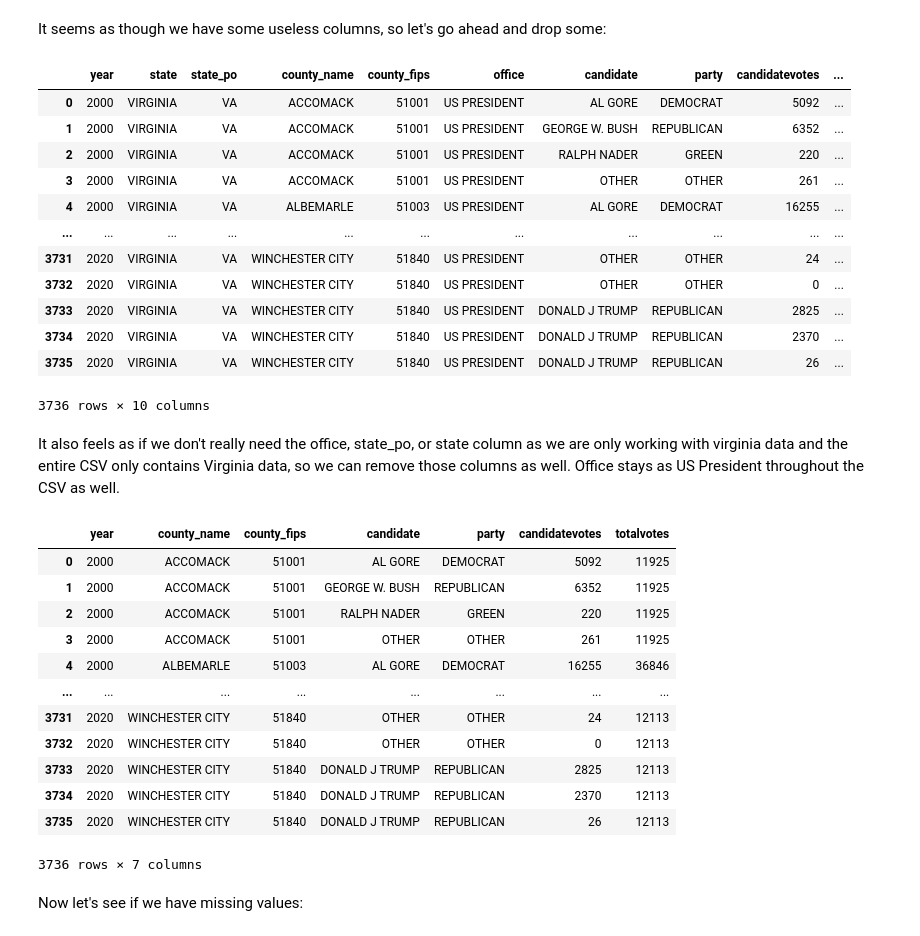
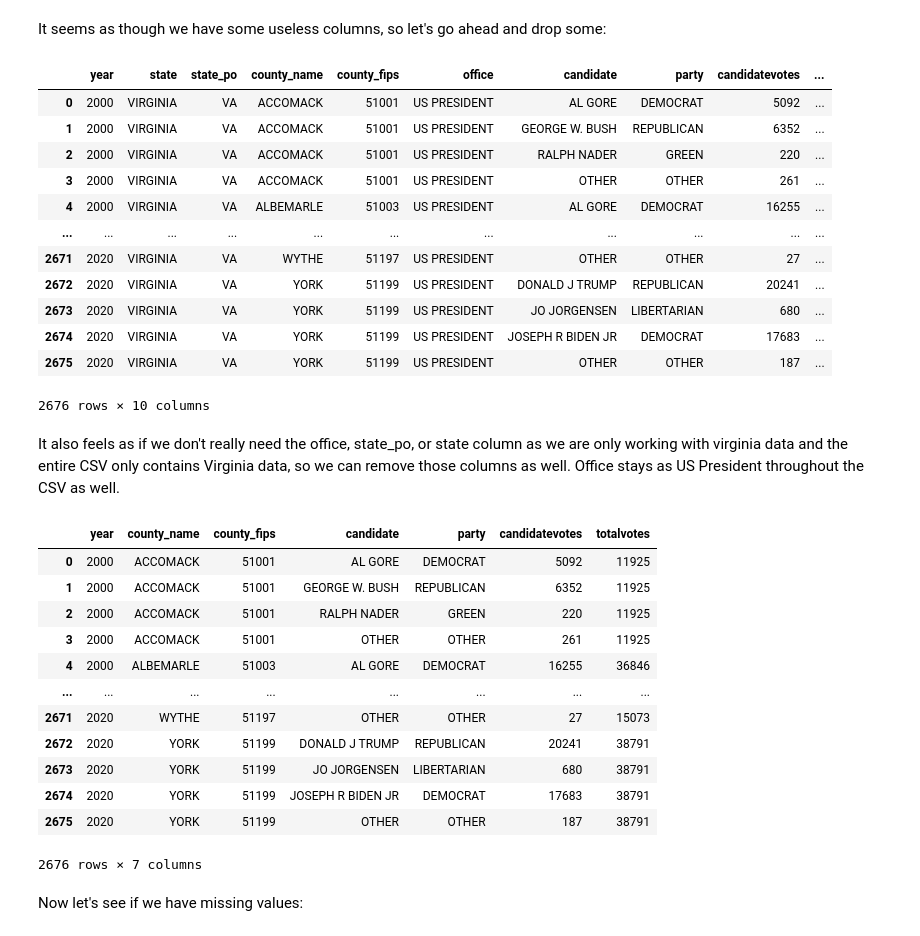
Before and after one commit to farhaniwnl/project_voting_crg3ts, a Jupyter notebook: cleaning.ipynb, the cells around one changed output. Saved outputs shown, nothing was run; the diff lists cells and outputs as text; code cells hidden in the pictures.

Commit message:
actually cleaned data properly

```diff
--- a/cleaning.ipynb
+++ b/cleaning.ipynb
@@ -17,3 +17,14 @@ voting_data
 | 3734 | 71969 | 2020 | VIRGINIA | VA | WINCHESTER CITY | 51840 | US PRESIDENT | DONALD J TRUMP | REPUBLICAN | ... |
 | 3735 | 71970 | 2020 | VIRGINIA | VA | WINCHESTER CITY | 51840 | US PRESIDENT | DONALD J TRUMP | REPUBLICAN | ... |
 3736 rows × 13 columns
+# %%
+df_2020 = voting_data[voting_data['year'] == 2020]
+
+# Drop the 'mode' column
+df_2020 = df_2020.drop(columns=['mode'])
+
+# Group by the relevant columns and sum up the 'candidatevotes'
+df_grouped = df_2020.groupby(['year', 'state', 'state_po', 'county_name', 'county_fips', 'office', 'candidate', 'party', 'totalvotes', 'version'], as_index=False).agg({'candidatevotes': 'sum'})
+
+# This DataFrame, df_grouped, now has the summed 'candidatevotes' for each unique group of the other columns
+df_grouped.head(20)
@@ -20,22 +49,29 @@ voting_data
+# %%
+# Remove all 2020 data from the original DataFrame
+voting_data = voting_data.drop(columns=['mode'])
+voting_data_filtered = voting_data[voting_data['year'] != 2020]
+
+# Append the aggregated 2020 data to the filtered DataFrame
+final_voting_data = pd.concat([voting_data_filtered, df_grouped], ignore_index=True)
 # %% [markdown]
 It seems as though we have some useless columns, so let's go ahead and drop some:
 # %%
-cleaned_voting = voting_data.drop(columns=['Unnamed: 0', 'version', 'mode'])
+cleaned_voting = final_voting_data.drop(columns=['Unnamed: 0', 'version'])
 cleaned_voting
 # %% [output]
 |  | year | state | state_po | county_name | county_fips | office | candidate | party | candidatevotes | ... |
 | 0 | 2000 | VIRGINIA | VA | ACCOMACK | 51001 | US PRESIDENT | AL GORE | DEMOCRAT | 5092 | ... |
 | 1 | 2000 | VIRGINIA | VA | ACCOMACK | 51001 | US PRESIDENT | GEORGE W. BUSH | REPUBLICAN | 6352 | ... |
 | 2 | 2000 | VIRGINIA | VA | ACCOMACK | 51001 | US PRESIDENT | RALPH NADER | GREEN | 220 | ... |
 | 3 | 2000 | VIRGINIA | VA | ACCOMACK | 51001 | US PRESIDENT | OTHER | OTHER | 261 | ... |
 | 4 | 2000 | VIRGINIA | VA | ALBEMARLE | 51003 | US PRESIDENT | AL GORE | DEMOCRAT | 16255 | ... |
 | ... | ... | ... | ... | ... | ... | ... | ... | ... | ... | ... |
-| 3731 | 2020 | VIRGINIA | VA | WINCHESTER CITY | 51840 | US PRESIDENT | OTHER | OTHER | 24 | ... |
-| 3732 | 2020 | VIRGINIA | VA | WINCHESTER CITY | 51840 | US PRESIDENT | OTHER | OTHER | 0 | ... |
-| 3733 | 2020 | VIRGINIA | VA | WINCHESTER CITY | 51840 | US PRESIDENT | DONALD J TRUMP | REPUBLICAN | 2825 | ... |
-| 3734 | 2020 | VIRGINIA | VA | WINCHESTER CITY | 51840 | US PRESIDENT | DONALD J TRUMP | REPUBLICAN | 2370 | ... |
-| 3735 | 2020 | VIRGINIA | VA | WINCHESTER CITY | 51840 | US PRESIDENT | DONALD J TRUMP | REPUBLICAN | 26 | ... |
+| 2671 | 2020 | VIRGINIA | VA | WYTHE | 51197 | US PRESIDENT | OTHER | OTHER | 27 | ... |
+| 2672 | 2020 | VIRGINIA | VA | YORK | 51199 | US PRESIDENT | DONALD J TRUMP | REPUBLICAN | 20241 | ... |
+| 2673 | 2020 | VIRGINIA | VA | YORK | 51199 | US PRESIDENT | JO JORGENSEN | LIBERTARIAN | 680 | ... |
+| 2674 | 2020 | VIRGINIA | VA | YORK | 51199 | US PRESIDENT | JOSEPH R BIDEN JR | DEMOCRAT | 17683 | ... |
+| 2675 | 2020 | VIRGINIA | VA | YORK | 51199 | US PRESIDENT | OTHER | OTHER | 187 | ... |
-3736 rows × 10 columns
+2676 rows × 10 columns
 # %% [markdown]
 It also feels as if we don't really need the office, state_po, or state column as we are only working with virginia data and the entire CSV only contains Virginia data, so we can remove those columns as well. Office stays as US President throughout the CSV as well.
 # %%
@@ -50,12 +86,12 @@ cleaned_voting
 | 3 | 2000 | ACCOMACK | 51001 | OTHER | OTHER | 261 | 11925 |
 | 4 | 2000 | ALBEMARLE | 51003 | AL GORE | DEMOCRAT | 16255 | 36846 |
 | ... | ... | ... | ... | ... | ... | ... | ... |
-| 3731 | 2020 | WINCHESTER CITY | 51840 | OTHER | OTHER | 24 | 12113 |
-| 3732 | 2020 | WINCHESTER CITY | 51840 | OTHER | OTHER | 0 | 12113 |
-| 3733 | 2020 | WINCHESTER CITY | 51840 | DONALD J TRUMP | REPUBLICAN | 2825 | 12113 |
-| 3734 | 2020 | WINCHESTER CITY | 51840 | DONALD J TRUMP | REPUBLICAN | 2370 | 12113 |
-| 3735 | 2020 | WINCHESTER CITY | 51840 | DONALD J TRUMP | REPUBLICAN | 26 | 12113 |
+| 2671 | 2020 | WYTHE | 51197 | OTHER | OTHER | 27 | 15073 |
+| 2672 | 2020 | YORK | 51199 | DONALD J TRUMP | REPUBLICAN | 20241 | 38791 |
+| 2673 | 2020 | YORK | 51199 | JO JORGENSEN | LIBERTARIAN | 680 | 38791 |
+| 2674 | 2020 | YORK | 51199 | JOSEPH R BIDEN JR | DEMOCRAT | 17683 | 38791 |
+| 2675 | 2020 | YORK | 51199 | OTHER | OTHER | 187 | 38791 |
-3736 rows × 7 columns
+2676 rows × 7 columns
 # %% [markdown]
 Now let's see if we have missing values:
 # %%
```
Also changed, not shown: parts of 6 cells of this notebook, 4 other files.
